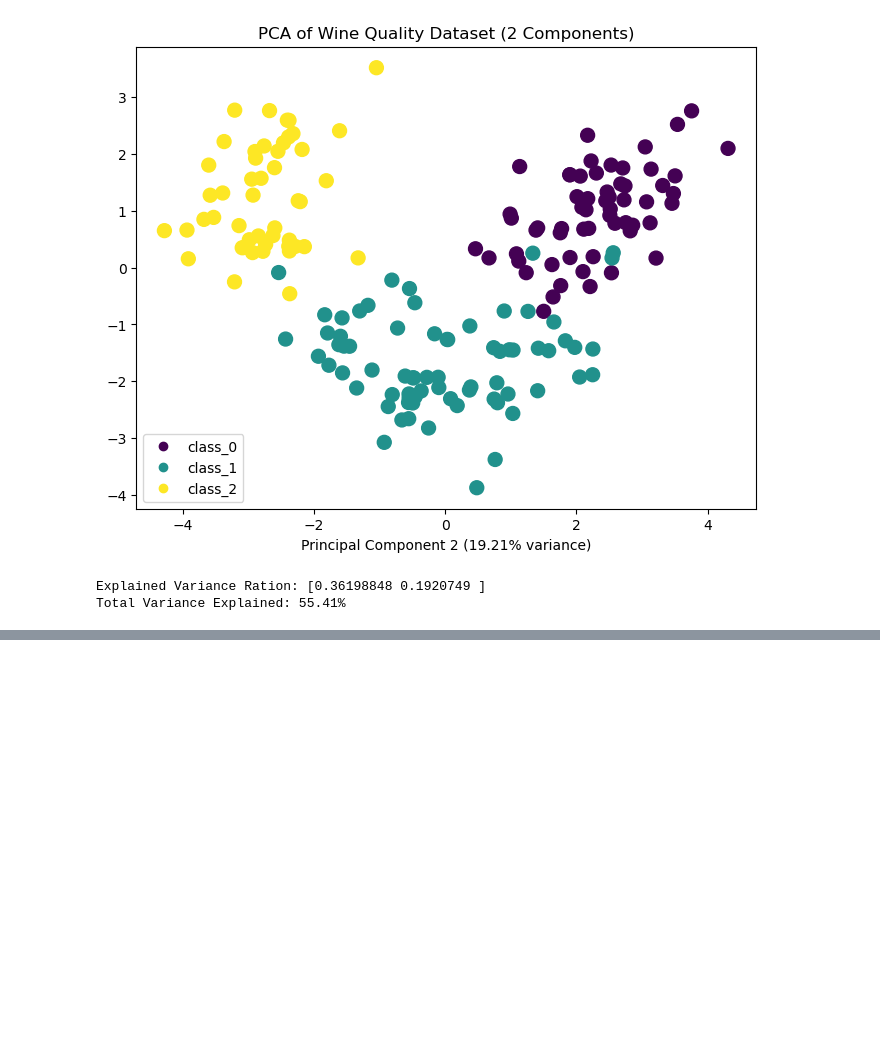
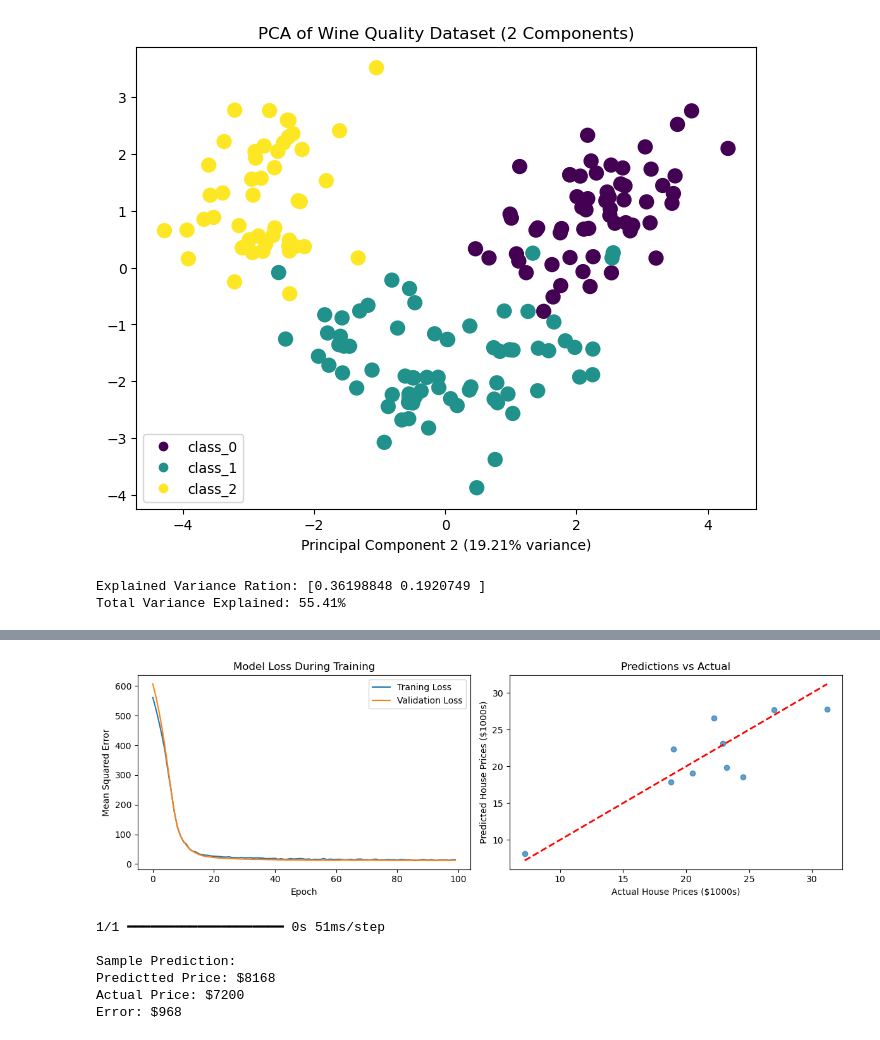
Before and after one commit to teragrammer/data-science-and-machine-learning-cheat-sheet, a Jupyter notebook: tensorflow-cheat-sheet.ipynb, the cells around one changed output, grey strips where cells are left out. Saved outputs shown, nothing was run; the diff lists cells and outputs as text; code cells hidden in the pictures; blank space fills up the shorter version.

```diff
--- a/tensorflow-cheat-sheet.ipynb
+++ b/tensorflow-cheat-sheet.ipynb
@@ -644,0 +664,8 @@ Total Variance Explained: 55.41%
+# %%
+# 1. Load and prepare the dataset
+boston_housing = tf.keras.datasets.boston_housing
+(x_train, y_train), (x_test, y_test) = boston_housing.load_data()
+# %%
+# Normalize the data (important for neural networks)
+x_train = (x_train - x_train.mean(axis = 0)) / x_train.std(axis = 0)
+x_test = (x_test - x_test.mean(axis = 0)) / x_test.std(axis = 0)
@@ -644,0 +714,9 @@ Total Variance Explained: 55.41%
+# %%
+# 3. Train the model
+history = model.fit(
+    x_train, y_train,
+    epochs = 100, # 100 iterations through the dataset
+    batch_size = 32,
+    validation_split = 0.2, # use 20% of traning data for validation
+    verbose = 0 # set value to 1, print logs while traning is ongoing
+)
@@ -644,0 +729,4 @@ Total Variance Explained: 55.41%
+# %%
+# 5. Make predictions and visualize
+predictions = model.predict(x_test[:10]).flatten()
+actual = y_test[:10]
@@ -644,0 +735,42 @@ Total Variance Explained: 55.41%
+# %%
+# 6. Plot
+plt.figure(figsize=(12, 4))
+
+# Plot 1: Traning history
+plt.subplot(1, 2, 1)
+plt.plot(history.history["loss"], label = "Traning Loss")
+plt.plot(history.history["val_loss"], label = "Validation Loss")
+plt.title("Model Loss During Training")
+plt.xlabel("Epoch")
+plt.ylabel("Mean Squared Error")
+plt.legend()
+
+# Plot 2: Predictions vs Actual
+plt.subplot(1, 2, 2)
+plt.scatter(actual, predictions, alpha = 0.7)
+plt.plot([actual.min(), actual.max()], [actual.min(), actual.max()], 'r--', lw = 2)
+plt.xlabel("Actual House Prices ($1000s)")
+plt.ylabel("Predicted House Prices ($1000s)")
+plt.title("Predictions vs Actual")
+
+plt.tight_layout()
+plt.show()
+# %% [output]
+[figure, added]
+# %%
+# 6. Example prediction
+sample_house = x_test[0:1] # 1st test sample
+predicted_price = model.predict(sample_house)[0][0]
+actual_price = y_test[0]
+
+print(f"\nSample Prediction:")
+print(f"Predictted Price: ${predicted_price * 1000:.0f}")
+print(f"Actual Price: ${actual_price * 1000:.0f}")
+print(f"Error: ${abs(predicted_price - actual_price) * 1000:.0f}")
+# %% [output]
+1/1 ━━━━━━━━━━━━━━━━━━━━ 0s 51ms/step
+
+Sample Prediction:
+Predictted Price: $8168
+Actual Price: $7200
+Error: $968
```
Also changed, not shown: parts of 7 cells of this notebook.
